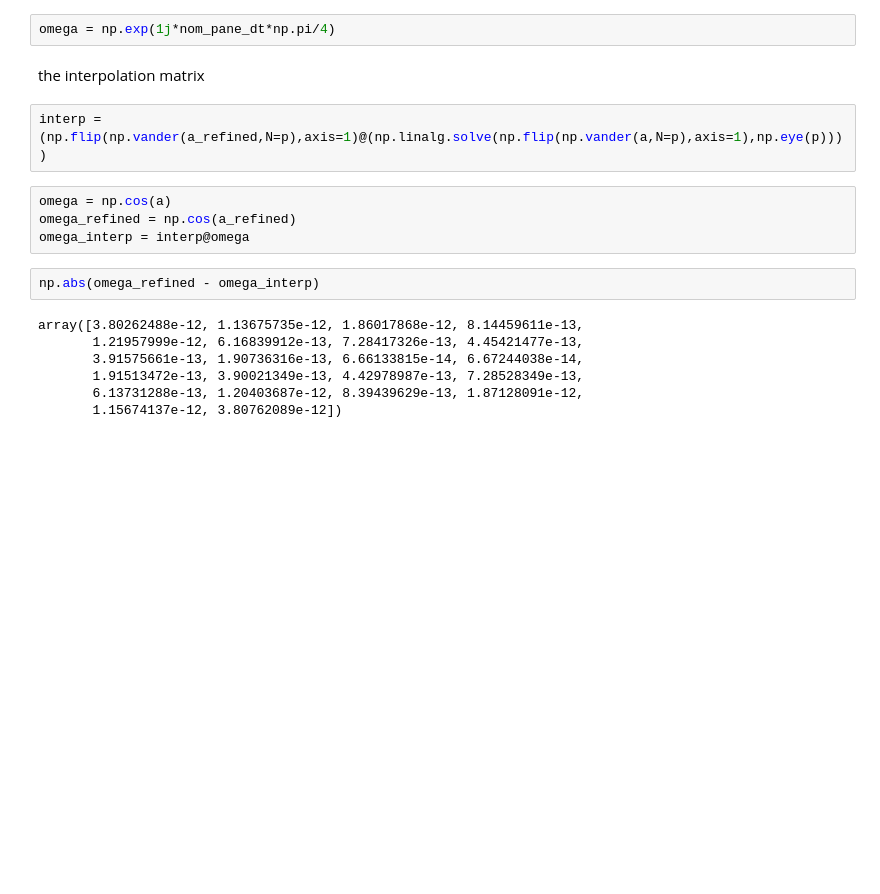
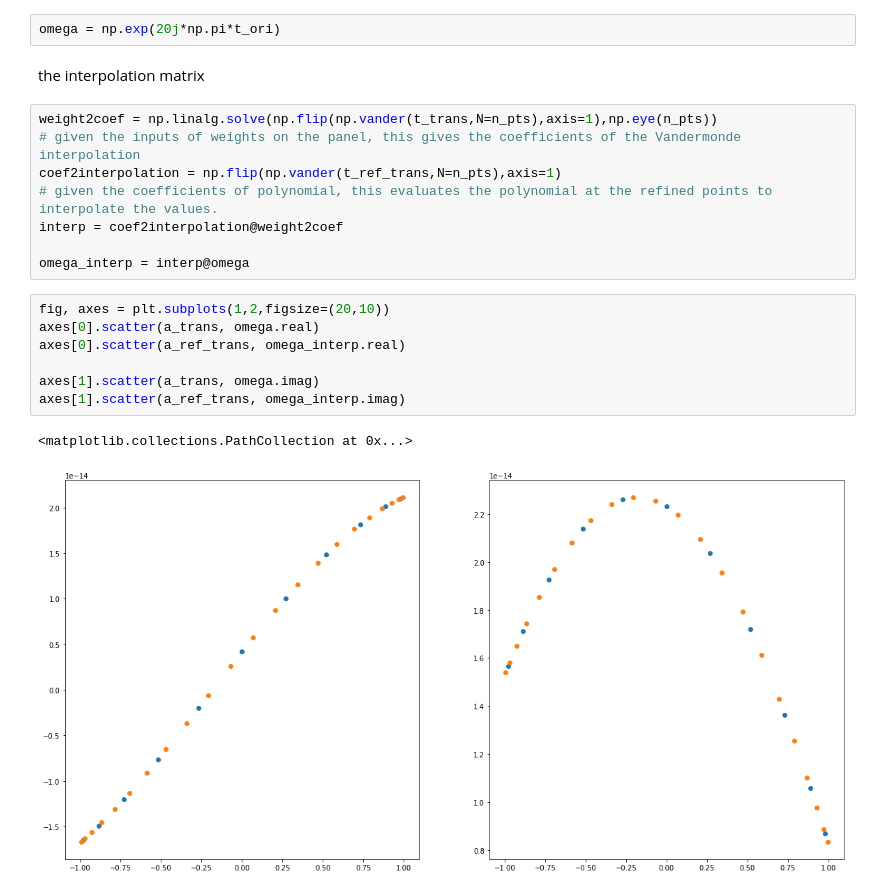
Before and after one commit to WangHaiYang874/stokes2d, a Jupyter notebook: exp1/demo.ipynb, the cells around one changed output. Saved outputs shown, nothing was run; the diff lists cells and outputs as text; blank space fills up the shorter version.

```diff
--- a/exp1/demo.ipynb
+++ b/exp1/demo.ipynb
@@ -94,19 +81,22 @@ array([0.05566857+0.j, 0.12558037+0.j, 0.18629021+0.j, 0.23319376+0.j,
 # %%
-omega = np.exp(1j*nom_pane_dt*np.pi/4)
+omega = np.exp(20j*np.pi*t_ori)
 # %% [markdown]
 the interpolation matrix
-# %%
-interp = (np.flip(np.vander(a_refined,N=p),axis=1)@(np.linalg.solve(np.flip(np.vander(a,N=p),axis=1),np.eye(p))))
-# %%
-omega = np.cos(a)
-omega_refined = np.cos(a_refined)
-omega_interp = interp@omega
-# %%
-np.abs(omega_refined - omega_interp)
-# %% [output]
-array([3.80262488e-12, 1.13675735e-12, 1.86017868e-12, 8.14459611e-13,
-       1.21957999e-12, 6.16839912e-13, 7.28417326e-13, 4.45421477e-13,
-       3.91575661e-13, 1.90736316e-13, 6.66133815e-14, 6.67244038e-14,
-       1.91513472e-13, 3.90021349e-13, 4.42978987e-13, 7.28528349e-13,
-       6.13731288e-13, 1.20403687e-12, 8.39439629e-13, 1.87128091e-12,
-       1.15674137e-12, 3.80762089e-12])
+# %%
+weight2coef = np.linalg.solve(np.flip(np.vander(t_trans,N=n_pts),axis=1),np.eye(n_pts))
+# given the inputs of weights on the panel, this gives the coefficients of the Vandermonde interpolation
+coef2interpolation = np.flip(np.vander(t_ref_trans,N=n_pts),axis=1)
+# given the coefficients of polynomial, this evaluates the polynomial at the refined points to interpolate the values.
+interp = coef2interpolation@weight2coef
+
+omega_interp = interp@omega
+# %%
+fig, axes = plt.subplots(1,2,figsize=(20,10))
+axes[0].scatter(a_trans, omega.real)
+axes[0].scatter(a_ref_trans, omega_interp.real)
+
+axes[1].scatter(a_trans, omega.imag)
+axes[1].scatter(a_ref_trans, omega_interp.imag)
+# %% [output]
+<matplotlib.collections.PathCollection at 0x...>
+[figure, added]
```
Also changed, not shown: parts of 27 cells of this notebook, 4 other files.
